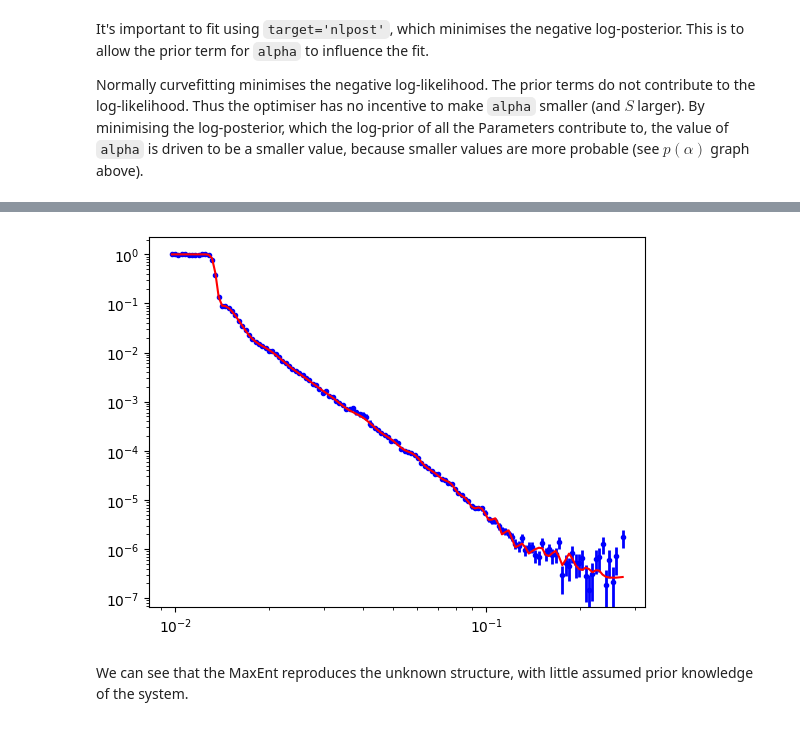
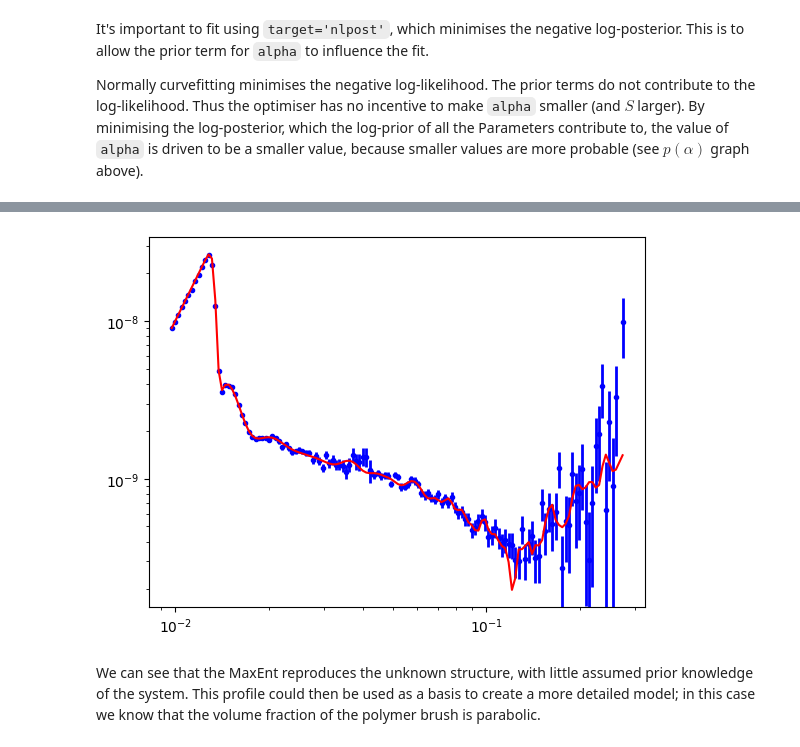
Before and after one commit to refnx/refnx-models, a Jupyter notebook: MaxEntVFP/maxent_freeform.ipynb, the cells around one changed output, grey strips where cells are left out. Cells and saved outputs as stored; diff of their text form; code cells hidden in the pictures.

```diff
--- a/MaxEntVFP/maxent_freeform.ipynb
+++ b/MaxEntVFP/maxent_freeform.ipynb
@@ -116,12 +119,15 @@ fitter.fit('differential_evolution', target='nlpost');
   warnings.warn(
 # %%
+t = Transform('YX4')
+objective.transform = t # only done so we can plot as RQ**4 vs Q
 objective.plot()
+objective.t = None
 plt.yscale('log')
 plt.xscale('log')
 # %% [output]
-[figure, old version]
+[figure, new version]
 # %% [markdown]
-We can see that the MaxEnt reproduces the unknown structure, with little assumed prior knowledge of the system.
+We can see that the MaxEnt reproduces the unknown structure, with little assumed prior knowledge of the system. This profile could then be used as a basis to create a more detailed model; in this case we know that the volume fraction of the polymer brush is parabolic.
 # %%
 fig, ax = plt.subplots()
 ax.plot(*s.sld_profile(), label='Final MaxEnt solution')
```
Also changed, not shown: parts of 5 cells of this notebook.
